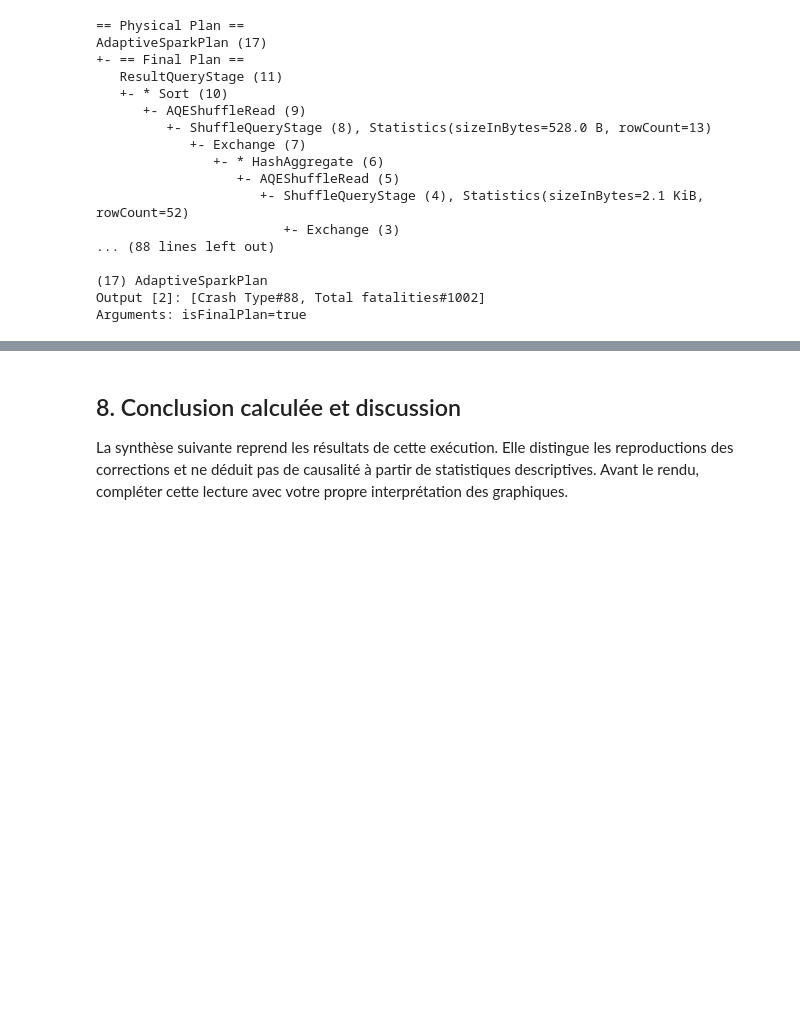
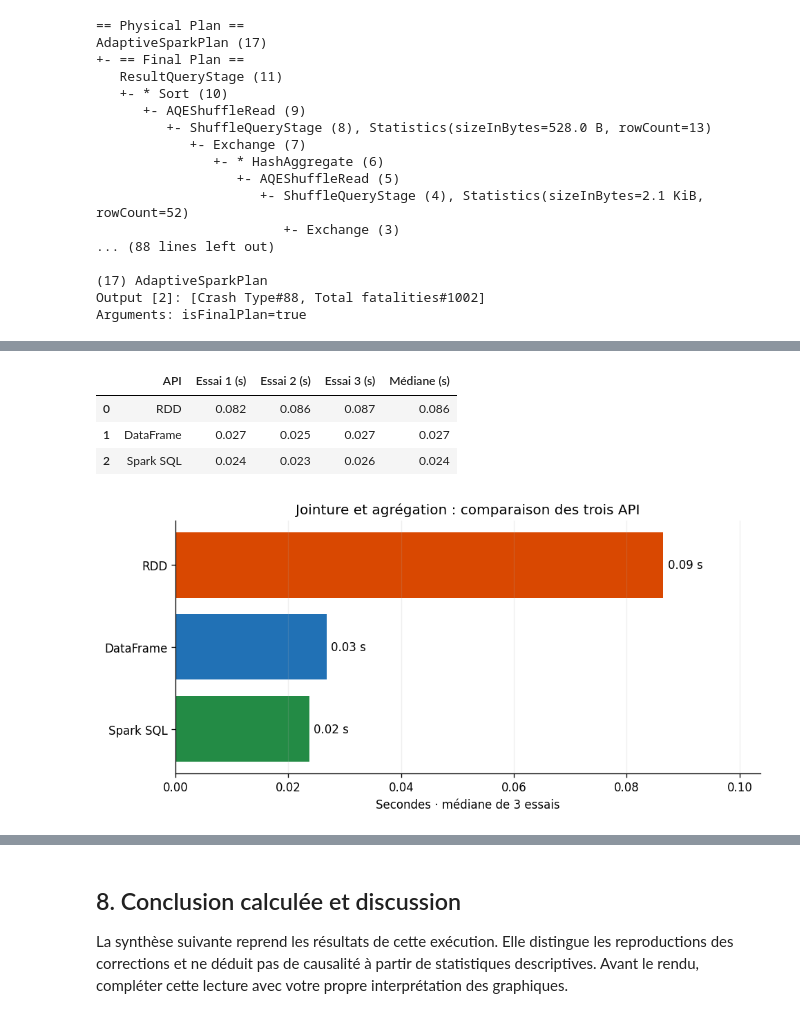
Before and after one commit to alex-abdallah/bigData, a Jupyter notebook: TP2/Road_Crash_PySpark.ipynb, the cells around one changed output, grey strips where cells are left out. Cells and saved outputs as stored; diff of their text form; code cells hidden in the pictures; blank space fills up the shorter version.

```diff
--- a/TP2/Road_Crash_PySpark.ipynb
+++ b/TP2/Road_Crash_PySpark.ipynb
@@ -1302,0 +1338,43 @@ Arguments: isFinalPlan=true
+# %%
+from statistics import median
+from time import perf_counter
+
+def resultat_localite(lignes):
+    return {(r[0], r[1], r[2]) for r in lignes}
+
+requetes = {
+    "RDD": unlicensed_result_rdd,
+    "DataFrame": unlicensed_corrected.select(*cols),
+    "Spark SQL": unlicensed_corrected_sql.select(*cols),
+}
+reference_api = resultat_localite(requetes["DataFrame"].collect())
+for requete in requetes.values():
+    assert resultat_localite(requete.collect()) == reference_api
+temps_api = {api: [] for api in requetes}
+ordre = list(requetes)
+for repetition in range(3):
+    for api in ordre[repetition:] + ordre[:repetition]:
+        debut = perf_counter()
+        lignes = requetes[api].collect()
+        temps_api[api].append(perf_counter() - debut)
+        assert resultat_localite(lignes) == reference_api
+benchmark_pd = pd.DataFrame([
+    {"API": api, **{f"Essai {i} (s)": t for i, t in enumerate(durees, 1)}, "Médiane (s)": median(durees)}
+    for api, durees in temps_api.items()
+])
+display(benchmark_pd.round(3))
+fig, ax = plt.subplots(figsize=(8, 3.8), layout="constrained")
+bars = ax.barh(benchmark_pd["API"], benchmark_pd["Médiane (s)"], color=["#d94801", "#2171b5", "#238b45"])
+ax.invert_yaxis()
+ax.bar_label(bars, fmt="%.2f s", padding=4)
+ax.margins(x=0.2)
+ax.set(xlabel="Secondes · médiane de 3 essais", title="Jointure et agrégation : comparaison des trois API")
+ax.grid(axis="x", alpha=0.2)
+fig.savefig(OUT / "06_benchmark_api.png", bbox_inches="tight")
+plt.show()
+# %% [output]
+|  | API | Essai 1 (s) | Essai 2 (s) | Essai 3 (s) | Médiane (s) |
+| 0 | RDD | 0.082 | 0.086 | 0.087 | 0.086 |
+| 1 | DataFrame | 0.027 | 0.025 | 0.027 | 0.027 |
+| 2 | Spark SQL | 0.024 | 0.023 | 0.026 | 0.024 |
+[figure, added]
```
Also changed, not shown: parts of 8 cells of this notebook, 4 other files.
